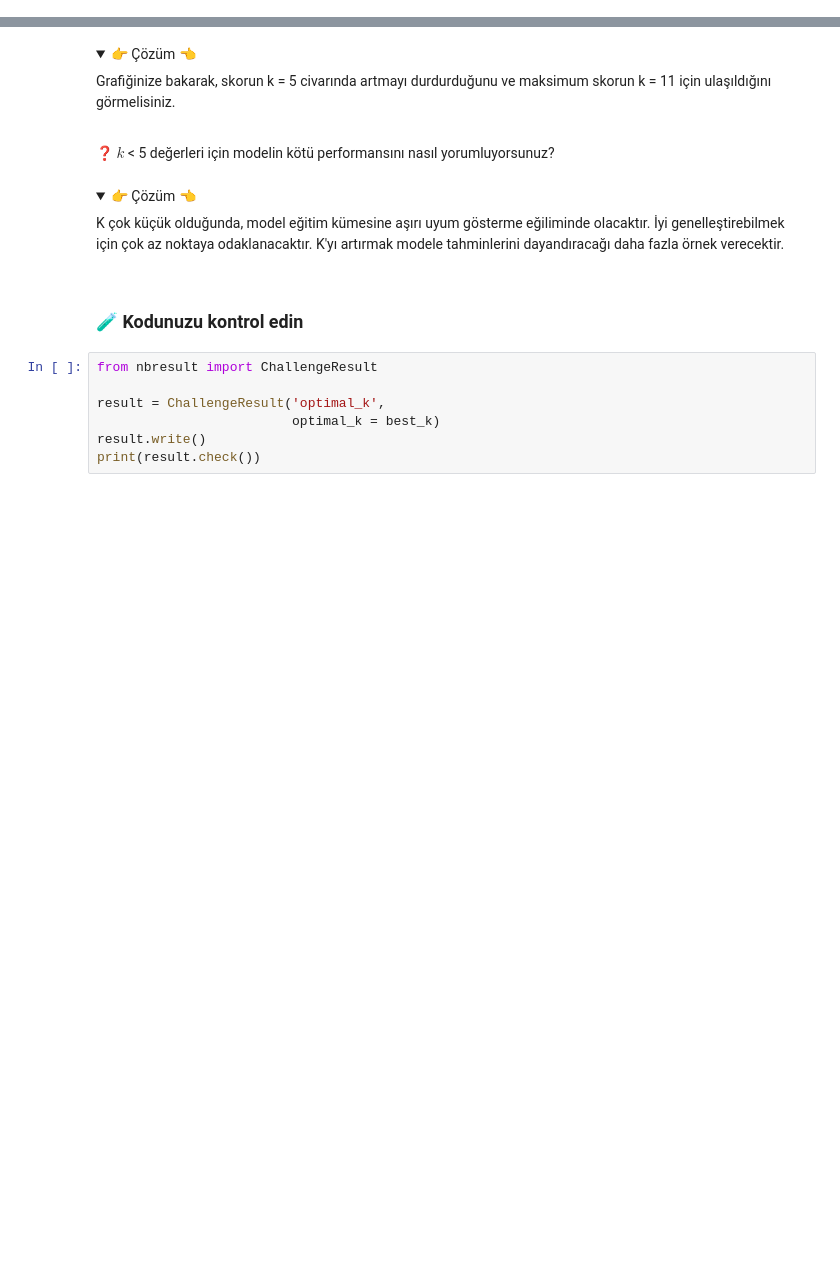
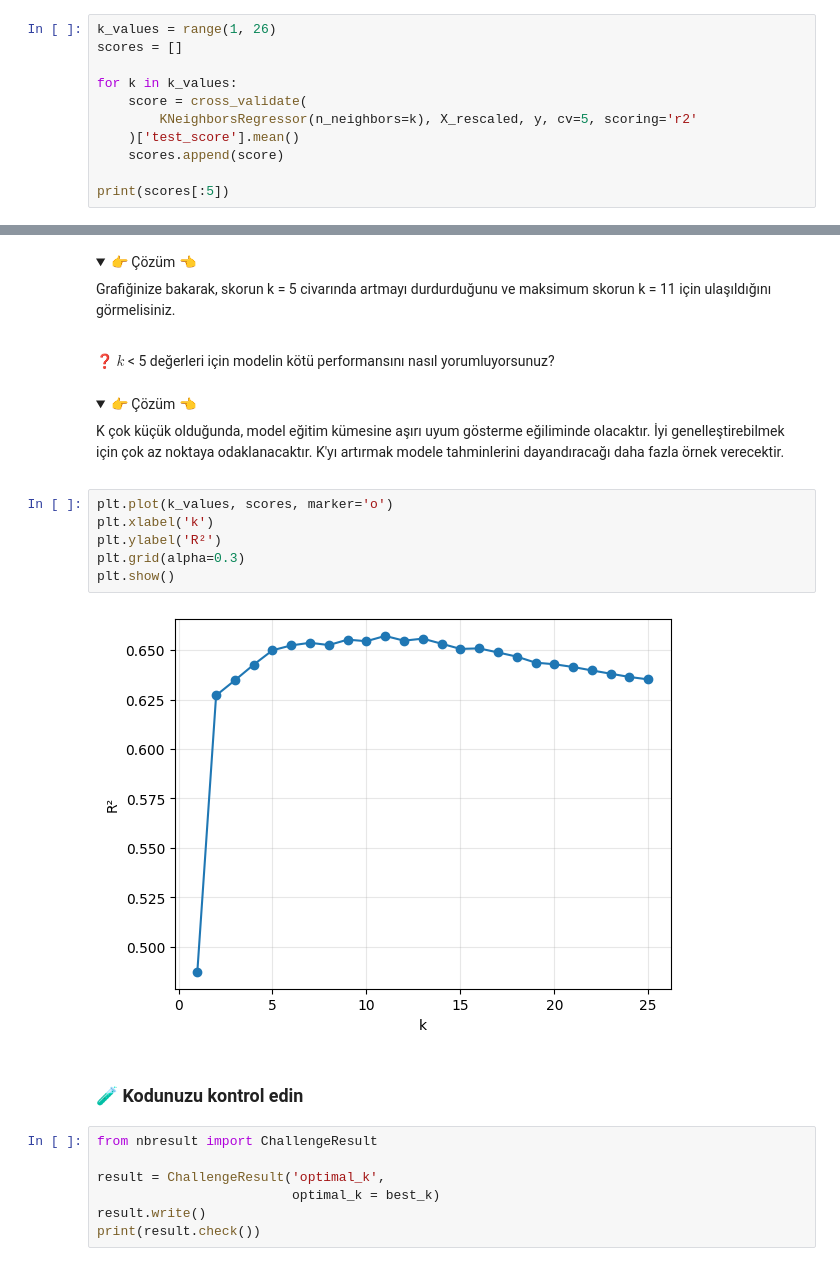
Before and after one commit to icedemirkaano/S16D1-S-data-knn, a Jupyter notebook: KNN.ipynb, the cells around one changed output, grey strips where cells are left out. Cells and saved outputs as stored; diff of their text form; folded sections open; blank space fills up the shorter version.

```diff
--- a/KNN.ipynb
+++ b/KNN.ipynb
@@ -177,0 +176,11 @@ git push origin master
+# %%
+k_values = range(1, 26)
+scores = []
+
+for k in k_values:
+    score = cross_validate(
+        KNeighborsRegressor(n_neighbors=k), X_rescaled, y, cv=5, scoring='r2'
+    )['test_score'].mean()
+    scores.append(score)
+
+print(scores[:5])
@@ -195,6 +210,14 @@ Grafiğinize bakarak, skorun k = 5 civarında artmayı durdurduğunu ve maksimum
 K çok küçük olduğunda, model eğitim kümesine aşırı uyum gösterme eğiliminde olacaktır. İyi genelleştirebilmek için çok az noktaya odaklanacaktır. K'yı artırmak modele tahminlerini dayandıracağı daha fazla örnek verecektir.
 
 </details>
+# %%
+plt.plot(k_values, scores, marker='o')
+plt.xlabel('k')
+plt.ylabel('R²')
+plt.grid(alpha=0.3)
+plt.show()
+# %% [output]
+[figure, added]
 # %% [markdown]
 ### 🧪 Kodunuzu kontrol edin
 # %%
```
Also changed, not shown: parts of 5 cells of this notebook, 1 other file.
